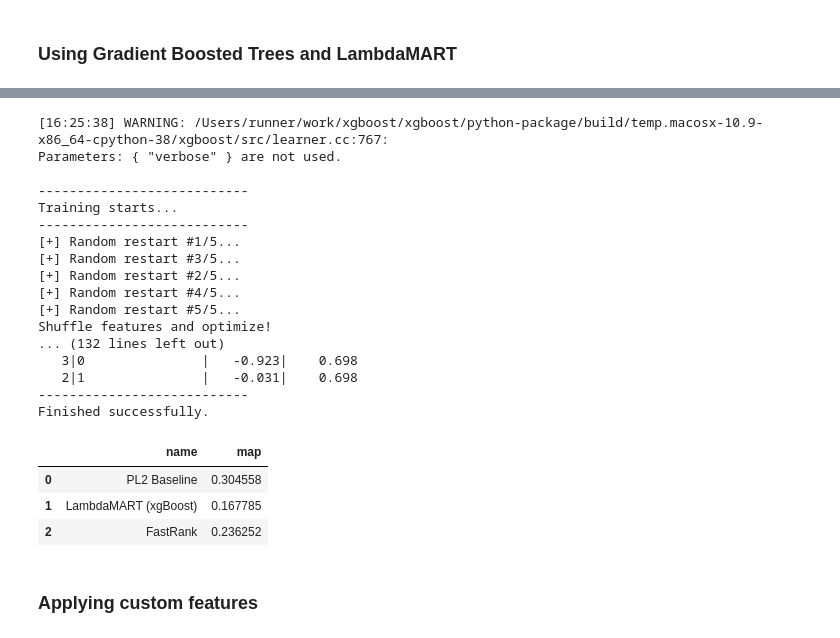
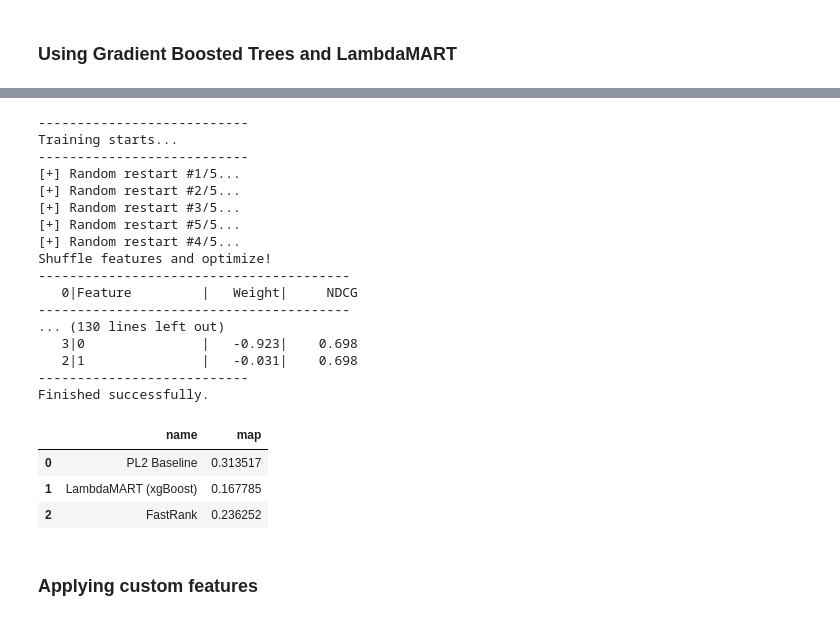
Before and after one commit to nicolasrehbach/WIR-Project, a Jupyter notebook: WIR_project.ipynb, the cells around one changed output, grey strips where cells are left out. Drawn from its saved outputs; the diff is of its cells as text; code cells hidden in the pictures.

```diff
--- a/WIR_project.ipynb
+++ b/WIR_project.ipynb
@@ -117,7 +62,7 @@ We set up a two-stage ranking pipeline with a BM25 first stage ranker whose outp
 # %%
 BM25 = pt.BatchRetrieve(index, controls={"wmodel": "BM25"})
 TF_IDF = pt.BatchRetrieve(index, controls = {"wmodel":"TF_IDF"})
-PL2 = pt.BatchRetrieve(index, contrls = {"wmodel": "PL2"})
+PL2 = pt.BatchRetrieve(index, controls = {"wmodel": "PL2"})
 # %% [markdown]
 We make a pipe by transforming the BM25 outputs with the help of PL2 and TFIDF
 # %%
@@ -186,8 +131,5 @@ lmart_x_pipe.fit(train_topics, train_qrels, validation_topics, validation_qrels)
 Parameters: { "verbose" } are not used.
 # %%
-lmart_x_pipe = fbr >> pt.ltr.apply_learned_model(lmart_x, form="ltr")
-lmart_x_pipe.fit(train_topics, train_qrels, validation_topics, validation_qrels)
-
 train_request = fastrank.TrainRequest.coordinate_ascent()
 params = train_request.params
 params.init_random = True
@@ -197,19 +139,19 @@ params.seed = 1234567
 ca_pipe = fbr >> pt.ltr.apply_learned_model(train_request, form="fastrank")
 ca_pipe.fit(train_topics, qrels)
 # %% [output]
-[16:25:38] WARNING: /Users/runner/work/xgboost/xgboost/python-package/build/temp.macosx-10.9-x86_64-cpython-38/xgboost/src/learner.cc:767:
-Parameters: { "verbose" } are not used.
-
 ---------------------------
 Training starts...
 ---------------------------
 [+] Random restart #1/5...
+[+] Random restart #2/5...
 [+] Random restart #3/5...
-[+] Random restart #2/5...
+[+] Random restart #5/5...
 [+] Random restart #4/5...
-[+] Random restart #5/5...
 Shuffle features and optimize!
-... (132 lines left out)
+----------------------------------------
+   0|Feature         |   Weight|     NDCG
+----------------------------------------
+... (130 lines left out)
    3|0               |   -0.923|    0.698
    2|1               |   -0.031|    0.698
 ---------------------------
@@ -217,14 +159,14 @@ Finished successfully.
 # %%
 pt.Experiment(
     [PL2, lmart_x_pipe, ca_pipe],
     test_topics,
     test_qrels,
     ["map"],
-    names=["PL2 Baseline", "LambdaMART (xgBoost)", 'FastRank']
+    names=["PL2 Baseline", "LambdaMART (xgBoost)", 'FastRank'], filter_by_qrels = True
 )
 # %% [output]
 |  | name | map |
-| 0 | PL2 Baseline | 0.304558 |
+| 0 | PL2 Baseline | 0.313517 |
 | 1 | LambdaMART (xgBoost) | 0.167785 |
 | 2 | FastRank | 0.236252 |
 # %% [markdown]
```
Also changed, not shown: parts of 111 cells of this notebook, 5 other files.
